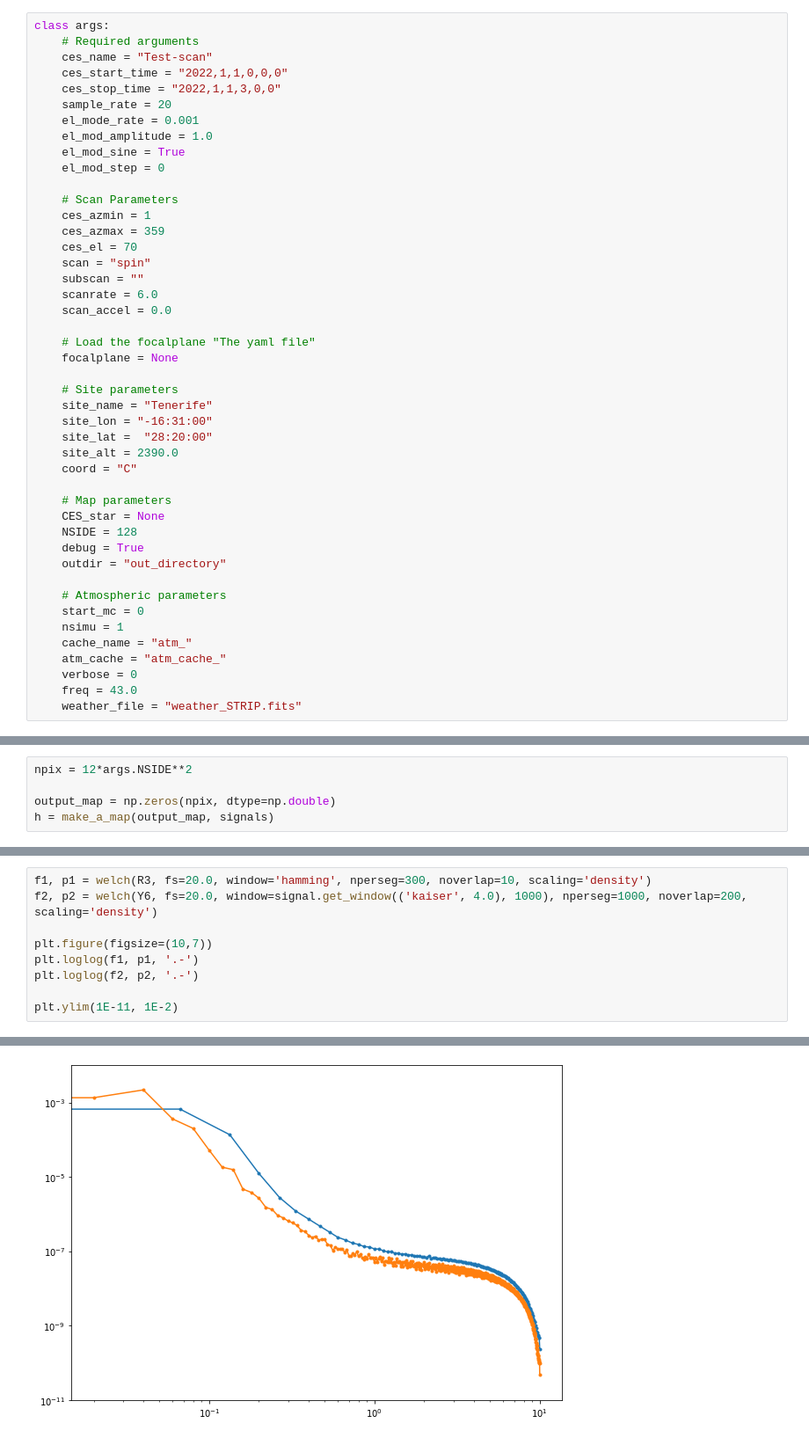
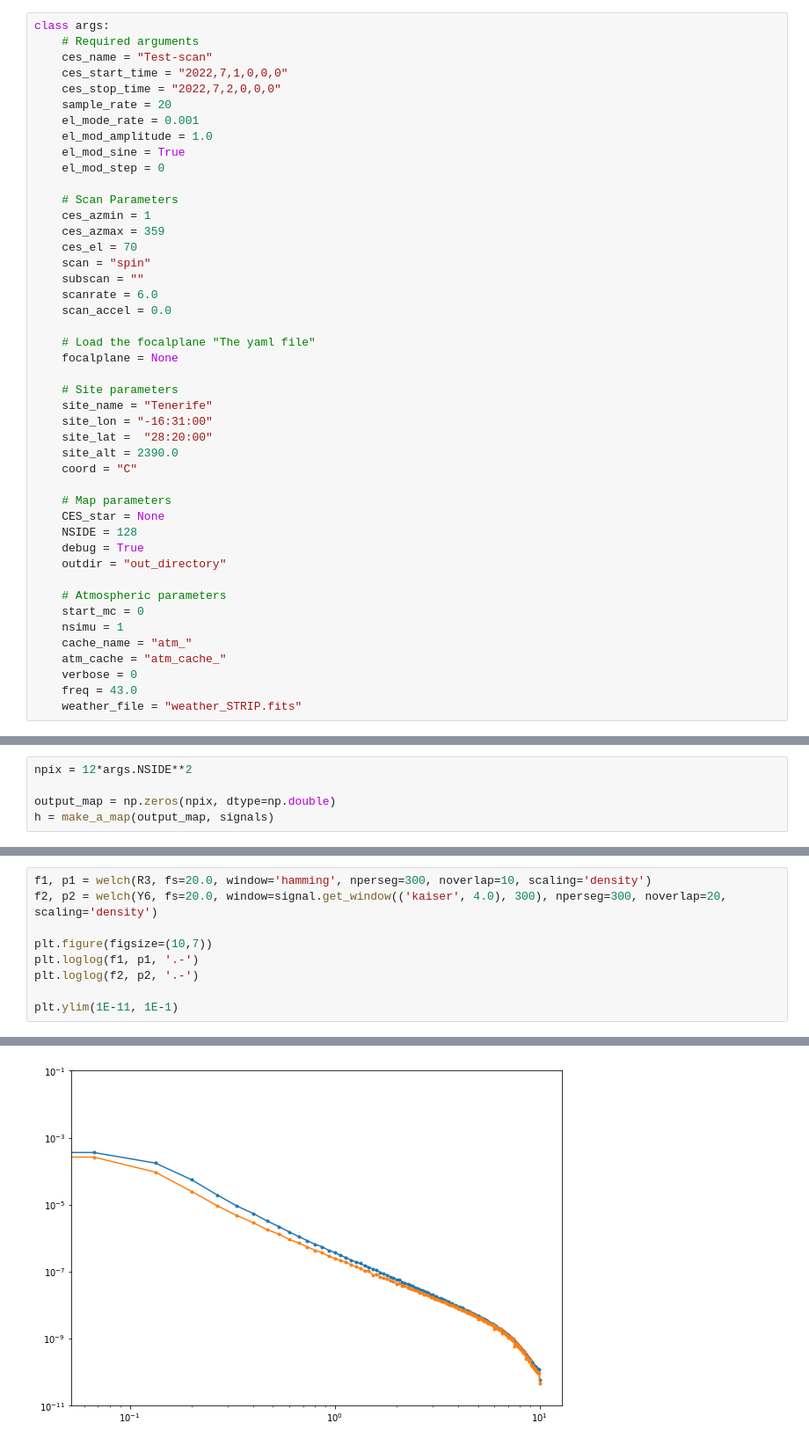
Before and after one commit to cmbgroundbased/cal, a Jupyter notebook: cookbook/Simulation_STRIP.ipynb, the cells around one changed output, grey strips where cells are left out. Shown at 88% size. Cells and saved outputs as stored; diff of their text form.

```diff
--- a/cookbook/Simulation_STRIP.ipynb
+++ b/cookbook/Simulation_STRIP.ipynb
@@ -121,8 +121,8 @@ def load_focalplane(args, comm):
 class args:
     # Required arguments
     ces_name = "Test-scan"
-    ces_start_time = "2022,1,1,0,0,0"
-    ces_stop_time = "2022,1,1,3,0,0"
+    ces_start_time = "2022,7,1,0,0,0"
+    ces_stop_time = "2022,7,2,0,0,0"
     sample_rate = 20
     el_mode_rate = 0.001
     el_mod_amplitude = 1.0
@@ -635,11 +656,11 @@ from scipy.signal import welch
 import scipy.signal as signal
 # %%
 f1, p1 = welch(R3, fs=20.0, window='hamming', nperseg=300, noverlap=10, scaling='density')
-f2, p2 = welch(Y6, fs=20.0, window=signal.get_window(('kaiser', 4.0), 1000), nperseg=1000, noverlap=200, scaling='density')
+f2, p2 = welch(Y6, fs=20.0, window=signal.get_window(('kaiser', 4.0), 300), nperseg=300, noverlap=20, scaling='density')
 
 plt.figure(figsize=(10,7))
 plt.loglog(f1, p1, '.-')
 plt.loglog(f2, p2, '.-')
 
-plt.ylim(1E-11, 1E-2)
+plt.ylim(1E-11, 1E-1)
 # %% [output]
@@ -647 +668 @@ plt.ylim(1E-11, 1E-2)
-[figure, old version]
+[figure, new version]
```
Also changed, not shown: parts of 28 cells of this notebook, 2 other files.
